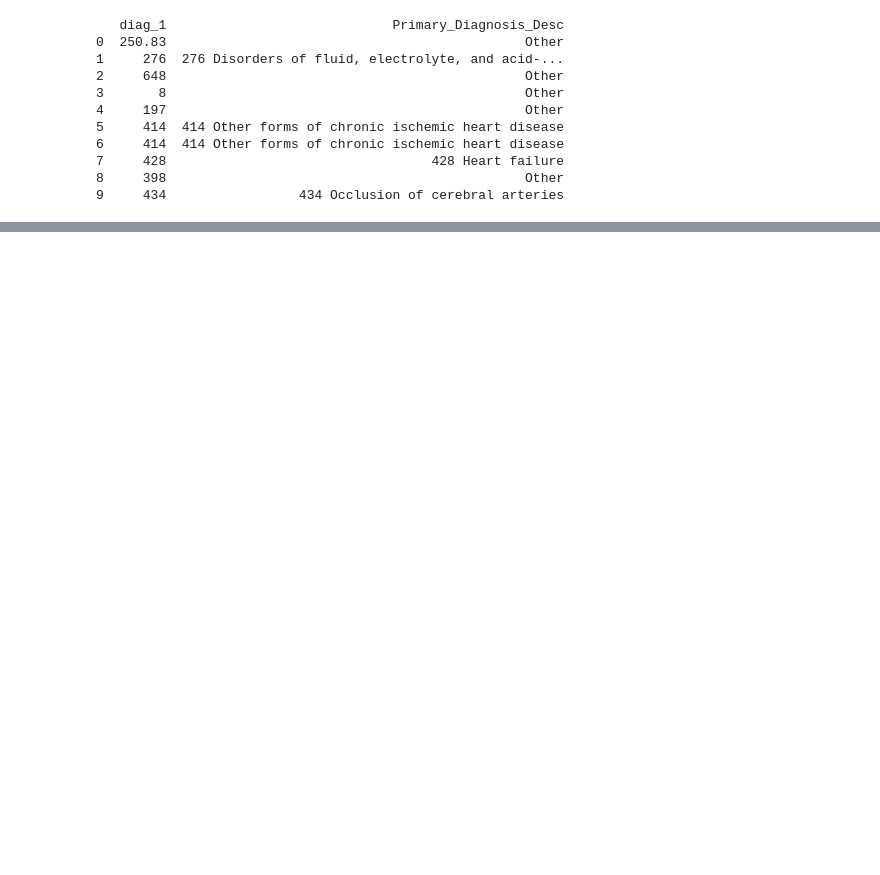
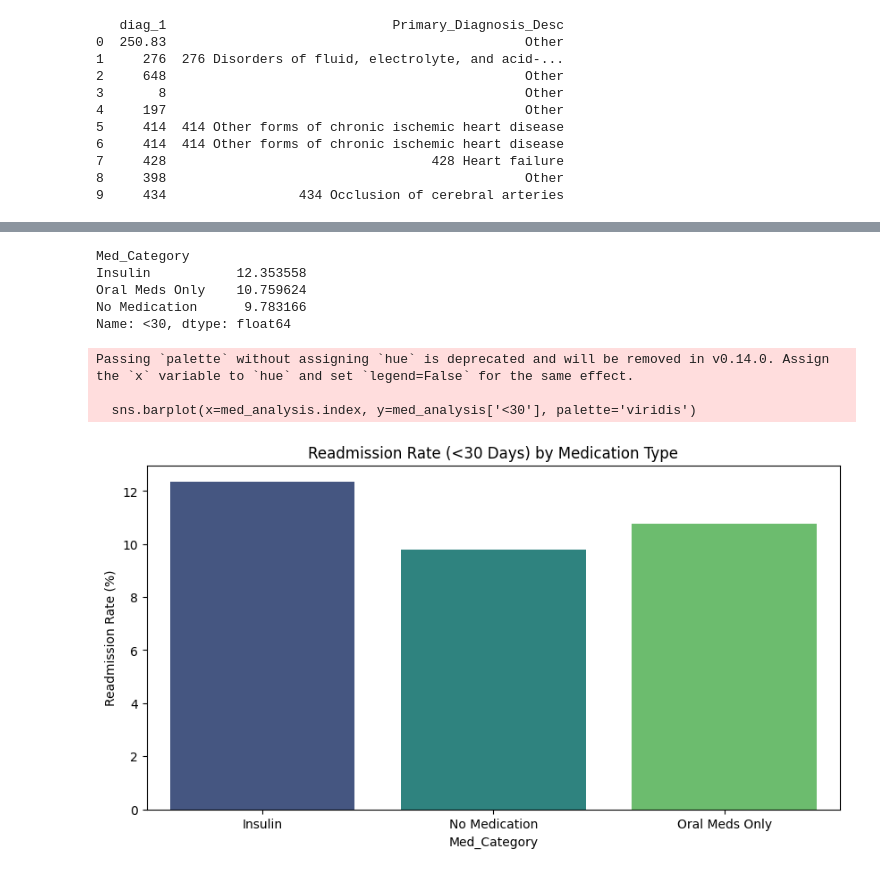
Before and after one commit to Dineth0/Python-Group-Project, a Jupyter notebook: main.ipynb, the cells around one changed output, grey strips where cells are left out. Drawn from its saved outputs; the diff is of its cells as text; code cells hidden in the pictures; blank space fills up the shorter version.

```diff
--- a/main.ipynb
+++ b/main.ipynb
@@ -241,0 +305,36 @@ print(df[['diag_1' , 'Primary_Diagnosis_Desc']].head(10))
+# %%
+#3.3.1
+
+oral_meds = df.columns[24:46].tolist()
+
+df['taking_oral'] = df[oral_meds].apply(lambda x: x != 'No').any(axis=1)
+df['taking_insulin'] = df['insulin'] != 'No'
+
+def categorize_meds(row):
+    if row['taking_insulin']:
+        return 'Insulin'
+    elif row['taking_oral']:
+        return 'Oral Meds Only'
+    else:
+        return 'No Medication'
+
+df['Med_Category'] = df.apply(categorize_meds, axis=1)
+
+med_analysis = pd.crosstab(df['Med_Category'], df['readmitted'], normalize='index') * 100
+print(med_analysis['<30'].sort_values(ascending=False))
+
+plt.figure(figsize=(10, 5))
+sns.barplot(x=med_analysis.index, y=med_analysis['<30'], palette='viridis')
+plt.title('Readmission Rate (<30 Days) by Medication Type')
+plt.ylabel('Readmission Rate (%)')
+plt.show()
+# %% [output]
+Med_Category
+Insulin           12.353558
+Oral Meds Only    10.759624
+No Medication      9.783166
+Name: <30, dtype: float64
+Passing `palette` without assigning `hue` is deprecated and will be removed in v0.14.0. Assign the `x` variable to `hue` and set `legend=False` for the same effect.
+
+  sns.barplot(x=med_analysis.index, y=med_analysis['<30'], palette='viridis')
+[figure, added]
```
Also changed, not shown: parts of 13 cells of this notebook.
